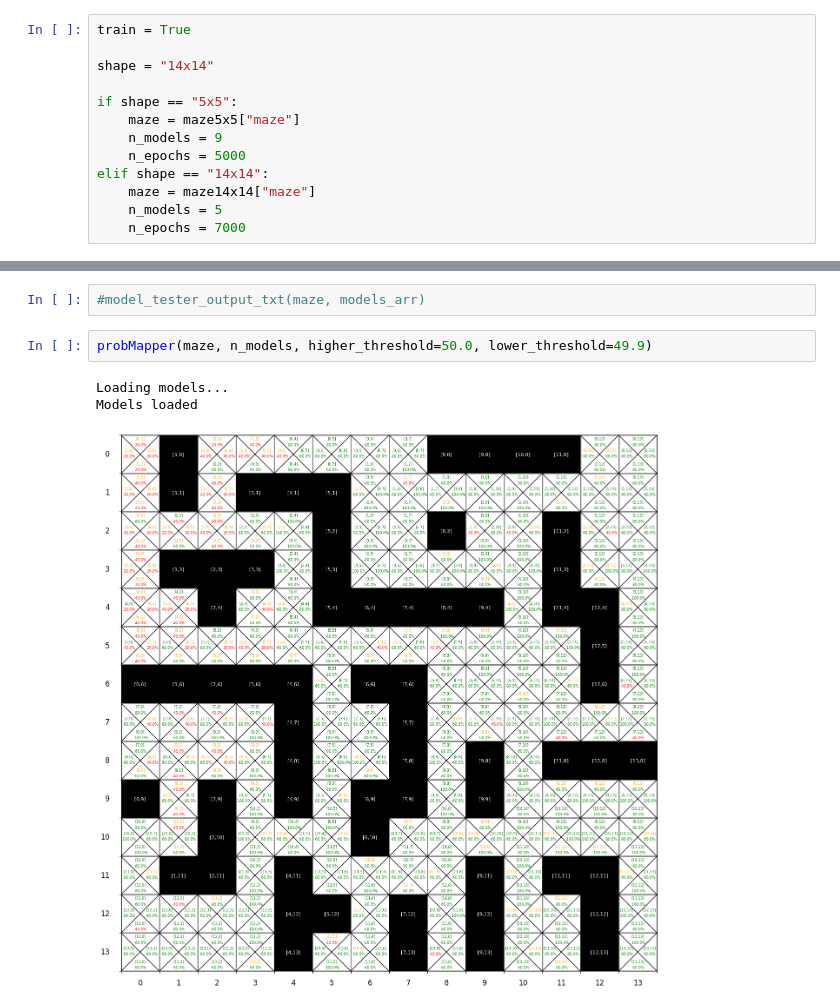
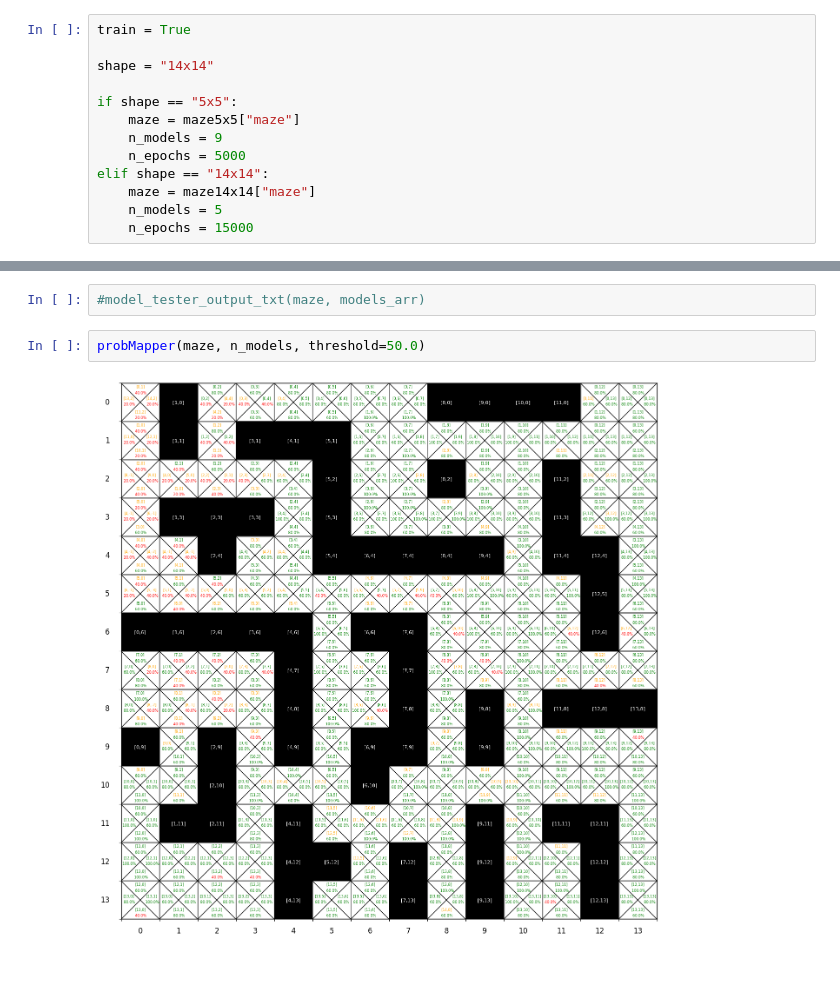
Before and after one commit to salvalago23/TFG_Salvador_Perez_GR, a Jupyter notebook: src2/1_TransitionsGenerator.ipynb, the cells around one changed output, grey strips where cells are left out. Saved outputs shown, nothing was run; the diff lists cells and outputs as text; blank space fills up the shorter version.

```diff
--- a/src2/1_TransitionsGenerator.ipynb
+++ b/src2/1_TransitionsGenerator.ipynb
@@ -16,7 +16,7 @@ if shape == "5x5":
 elif shape == "14x14":
     maze = maze14x14["maze"]
     n_models = 5
-    n_epochs = 7000
+    n_epochs = 15000
 # %%
 all_transitions = transition_generator(maze)
 new_transitions = transitions_families_generator_FULLY_REPRESENTED(all_transitions, n_models)
@@ -63,8 +63,6 @@ Final loss: 0.05544307455420494
 # %%
 #model_tester_output_txt(maze, models_arr)
 # %%
-probMapper(maze, n_models, higher_threshold=50.0, lower_threshold=49.9)
+probMapper(maze, n_models, threshold=50.0)
 # %% [output]
-Loading models...
-Models loaded
-[figure, old version]
+[figure, new version]
```
Also changed, not shown: parts of 1 cell of this notebook, 10 other files.
